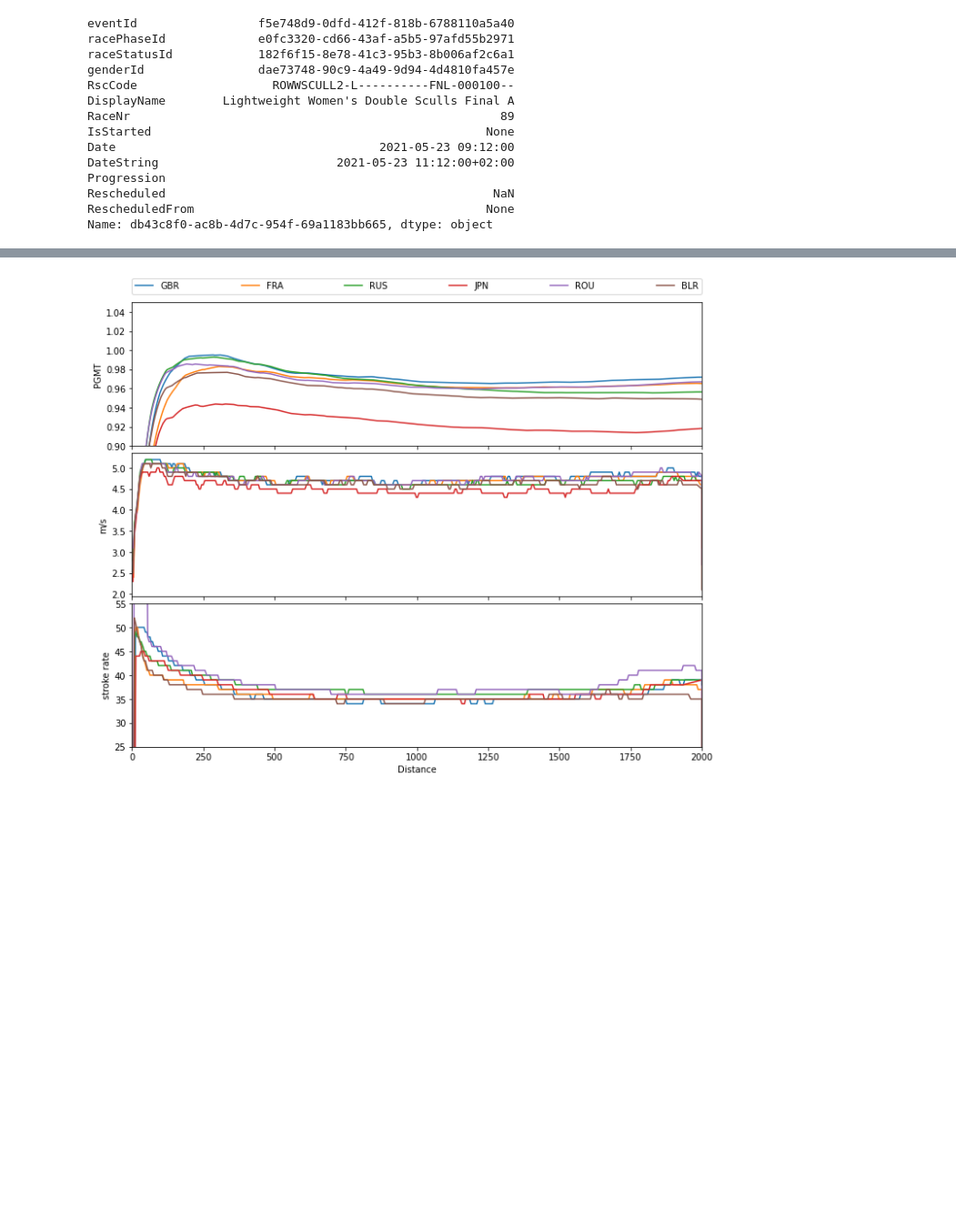
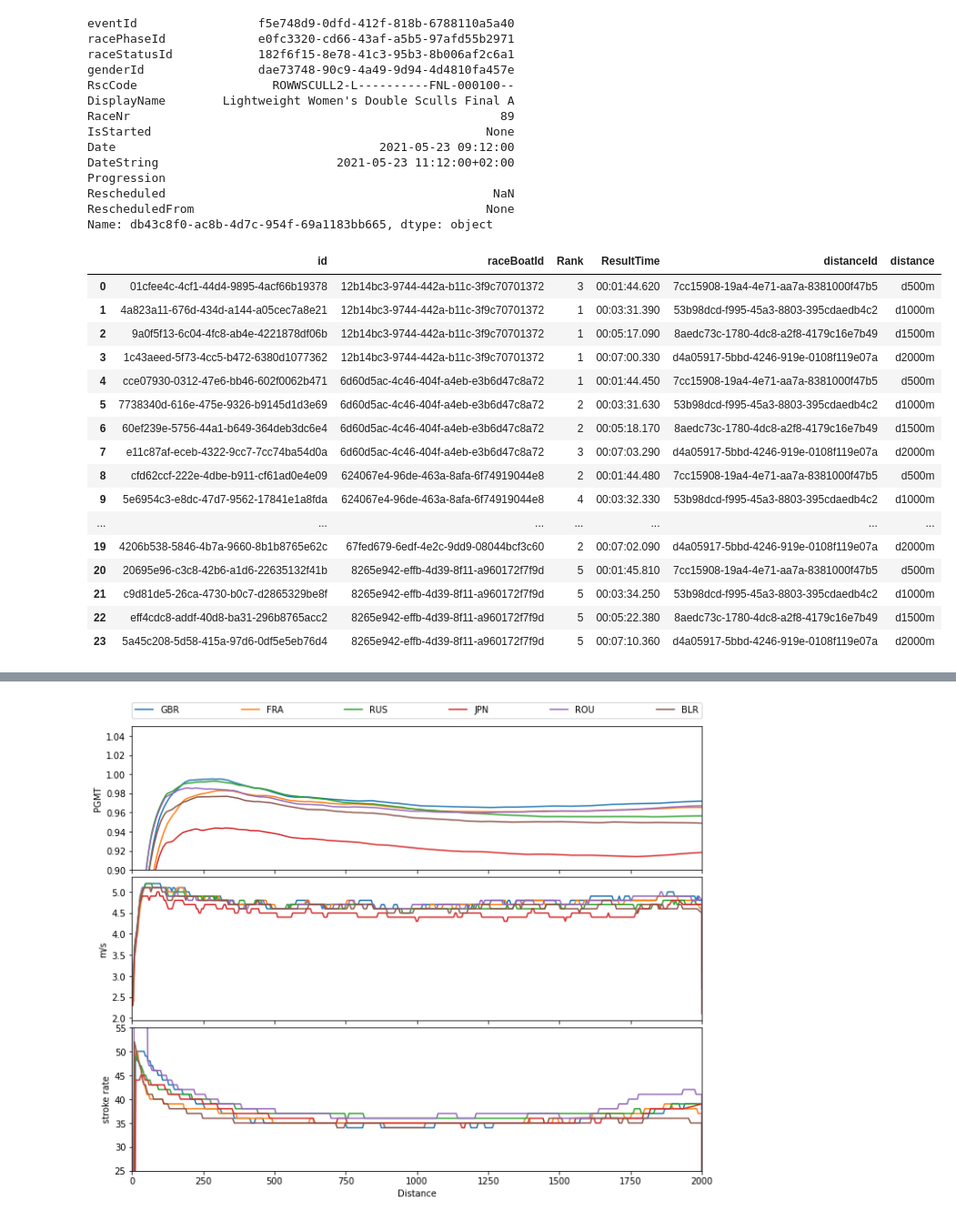
Before and after one commit to matthewghgriffiths/rowing, a Jupyter notebook: Live tracking example.ipynb, the cells around one changed output, grey strips where cells are left out. Shown at 91% size. Cells and saved outputs as stored; diff of their text form; code cells hidden in the pictures; blank space fills up the shorter version.

Commit message:
getting race and intermediate results for livetracker

```diff
--- a/Live tracking example.ipynb
+++ b/Live tracking example.ipynb
@@ -49,4 +49,24 @@ Rescheduled                                              NaN
 RescheduledFrom                                         None
 Name: db43c8f0-ac8b-4d7c-954f-69a1183bb665, dtype: object
 # %%
-live_data = livetracker.get_race_livetracker(race.name)
+live_data, results, intermediates = livetracker.get_race_livetracker(race.name)
+# %%
+intermediates
+# %% [output]
+|  | id | raceBoatId | Rank | ResultTime | distanceId | distance |
+| 0 | 01cfee4c-4cf1-44d4-9895-4acf66b19378 | 12b14bc3-9744-442a-b11c-3f9c70701372 | 3 | 00:01:44.620 | 7cc15908-19a4-4e71-aa7a-8381000f47b5 | d500m |
+| 1 | 4a823a11-676d-434d-a144-a05cec7a8e21 | 12b14bc3-9744-442a-b11c-3f9c70701372 | 1 | 00:03:31.390 | 53b98dcd-f995-45a3-8803-395cdaedb4c2 | d1000m |
+| 2 | 9a0f5f13-6c04-4fc8-ab4e-4221878df06b | 12b14bc3-9744-442a-b11c-3f9c70701372 | 1 | 00:05:17.090 | 8aedc73c-1780-4dc8-a2f8-4179c16e7b49 | d1500m |
+| 3 | 1c43aeed-5f73-4cc5-b472-6380d1077362 | 12b14bc3-9744-442a-b11c-3f9c70701372 | 1 | 00:07:00.330 | d4a05917-5bbd-4246-919e-0108f119e07a | d2000m |
+| 4 | cce07930-0312-47e6-bb46-602f0062b471 | 6d60d5ac-4c46-404f-a4eb-e3b6d47c8a72 | 1 | 00:01:44.450 | 7cc15908-19a4-4e71-aa7a-8381000f47b5 | d500m |
+| 5 | 7738340d-616e-475e-9326-b9145d1d3e69 | 6d60d5ac-4c46-404f-a4eb-e3b6d47c8a72 | 2 | 00:03:31.630 | 53b98dcd-f995-45a3-8803-395cdaedb4c2 | d1000m |
+| 6 | 60ef239e-5756-44a1-b649-364deb3dc6e4 | 6d60d5ac-4c46-404f-a4eb-e3b6d47c8a72 | 2 | 00:05:18.170 | 8aedc73c-1780-4dc8-a2f8-4179c16e7b49 | d1500m |
+| 7 | e11c87af-eceb-4322-9cc7-7cc74ba54d0a | 6d60d5ac-4c46-404f-a4eb-e3b6d47c8a72 | 3 | 00:07:03.290 | d4a05917-5bbd-4246-919e-0108f119e07a | d2000m |
+| 8 | cfd62ccf-222e-4dbe-b911-cf61ad0e4e09 | 624067e4-96de-463a-8afa-6f74919044e8 | 2 | 00:01:44.480 | 7cc15908-19a4-4e71-aa7a-8381000f47b5 | d500m |
+| 9 | 5e6954c3-e8dc-47d7-9562-17841e1a8fda | 624067e4-96de-463a-8afa-6f74919044e8 | 4 | 00:03:32.330 | 53b98dcd-f995-45a3-8803-395cdaedb4c2 | d1000m |
+| ... | ... | ... | ... | ... | ... | ... |
+| 19 | 4206b538-5846-4b7a-9660-8b1b8765e62c | 67fed679-6edf-4e2c-9dd9-08044bcf3c60 | 2 | 00:07:02.090 | d4a05917-5bbd-4246-919e-0108f119e07a | d2000m |
+| 20 | 20695e96-c3c8-42b6-a1d6-22635132f41b | 8265e942-effb-4d39-8f11-a960172f7f9d | 5 | 00:01:45.810 | 7cc15908-19a4-4e71-aa7a-8381000f47b5 | d500m |
+| 21 | c9d81de5-26ca-4730-b0c7-d2865329be8f | 8265e942-effb-4d39-8f11-a960172f7f9d | 5 | 00:03:34.250 | 53b98dcd-f995-45a3-8803-395cdaedb4c2 | d1000m |
+| 22 | eff4cdc8-addf-40d8-ba31-296b8765acc2 | 8265e942-effb-4d39-8f11-a960172f7f9d | 5 | 00:05:22.380 | 8aedc73c-1780-4dc8-a2f8-4179c16e7b49 | d1500m |
+| 23 | 5a45c208-5d58-415a-97d6-0df5e5eb76d4 | 8265e942-effb-4d39-8f11-a960172f7f9d | 5 | 00:07:10.360 | d4a05917-5bbd-4246-919e-0108f119e07a | d2000m |
```
Also changed, not shown: parts of 7 cells of this notebook, 3 other files.
